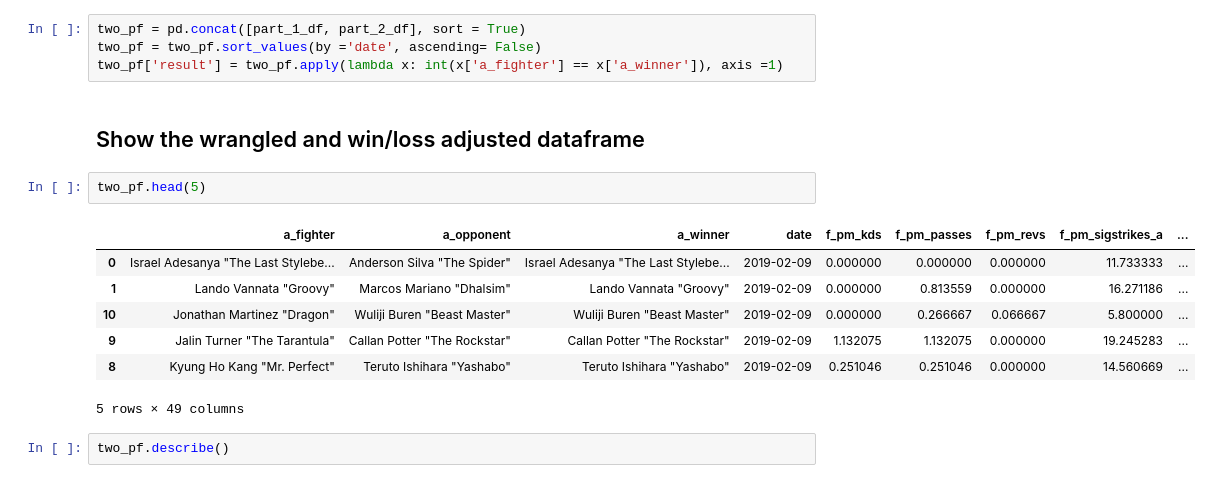
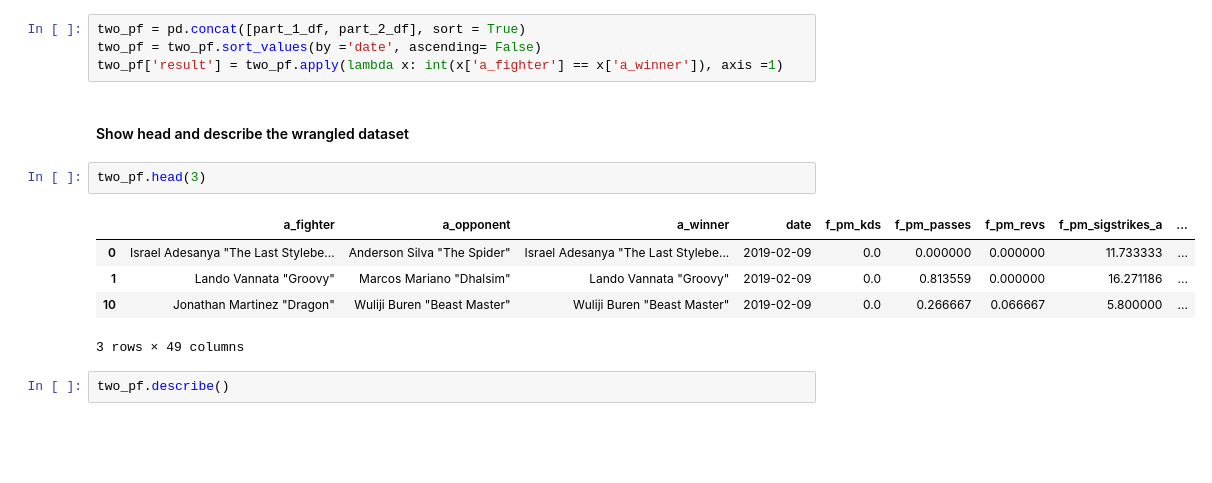
Before and after one commit to jasonminsookim/fight_prediction, a Jupyter notebook: notebooks/5-jmk-machine learning.ipynb, the cells around one changed output. Cells and saved outputs as stored; diff of their text form; blank space fills up the shorter version.

```diff
--- a/notebooks/5-jmk-machine learning.ipynb
+++ b/notebooks/5-jmk-machine learning.ipynb
@@ -110,17 +110,15 @@ two_pf = pd.concat([part_1_df, part_2_df], sort = True)
 two_pf = two_pf.sort_values(by ='date', ascending= False)
 two_pf['result'] = two_pf.apply(lambda x: int(x['a_fighter'] == x['a_winner']), axis =1)
 # %% [markdown]
-## Show the wrangled and win/loss adjusted dataframe
+#### Show head and describe the wrangled dataset
 # %%
-two_pf.head(5)
+two_pf.head(3)
 # %% [output]
 |  | a_fighter | a_opponent | a_winner | date | f_pm_kds | f_pm_passes | f_pm_revs | f_pm_sigstrikes_a | ... |
-| 0 | Israel Adesanya "The Last Stylebe... | Anderson Silva "The Spider" | Israel Adesanya "The Last Stylebe... | 2019-02-09 | 0.000000 | 0.000000 | 0.000000 | 11.733333 | ... |
-| 1 | Lando Vannata "Groovy" | Marcos Mariano "Dhalsim" | Lando Vannata "Groovy" | 2019-02-09 | 0.000000 | 0.813559 | 0.000000 | 16.271186 | ... |
-| 10 | Jonathan Martinez "Dragon" | Wuliji Buren "Beast Master" | Wuliji Buren "Beast Master" | 2019-02-09 | 0.000000 | 0.266667 | 0.066667 | 5.800000 | ... |
-| 9 | Jalin Turner "The Tarantula" | Callan Potter "The Rockstar" | Callan Potter "The Rockstar" | 2019-02-09 | 1.132075 | 1.132075 | 0.000000 | 19.245283 | ... |
-| 8 | Kyung Ho Kang "Mr. Perfect" | Teruto Ishihara "Yashabo" | Teruto Ishihara "Yashabo" | 2019-02-09 | 0.251046 | 0.251046 | 0.000000 | 14.560669 | ... |
+| 0 | Israel Adesanya "The Last Stylebe... | Anderson Silva "The Spider" | Israel Adesanya "The Last Stylebe... | 2019-02-09 | 0.0 | 0.000000 | 0.000000 | 11.733333 | ... |
+| 1 | Lando Vannata "Groovy" | Marcos Mariano "Dhalsim" | Lando Vannata "Groovy" | 2019-02-09 | 0.0 | 0.813559 | 0.000000 | 16.271186 | ... |
+| 10 | Jonathan Martinez "Dragon" | Wuliji Buren "Beast Master" | Wuliji Buren "Beast Master" | 2019-02-09 | 0.0 | 0.266667 | 0.066667 | 5.800000 | ... |
-5 rows × 49 columns
+3 rows × 49 columns
 # %%
 two_pf.describe()
 # %% [output]
```
Also changed, not shown: parts of 27 cells of this notebook, 1 other file.
